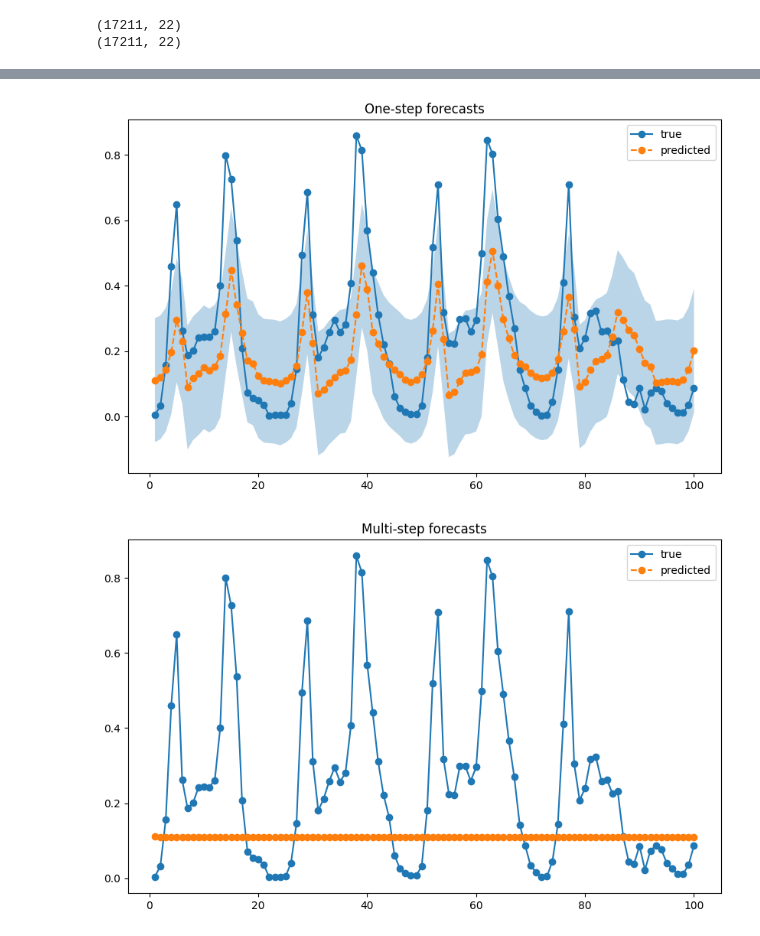
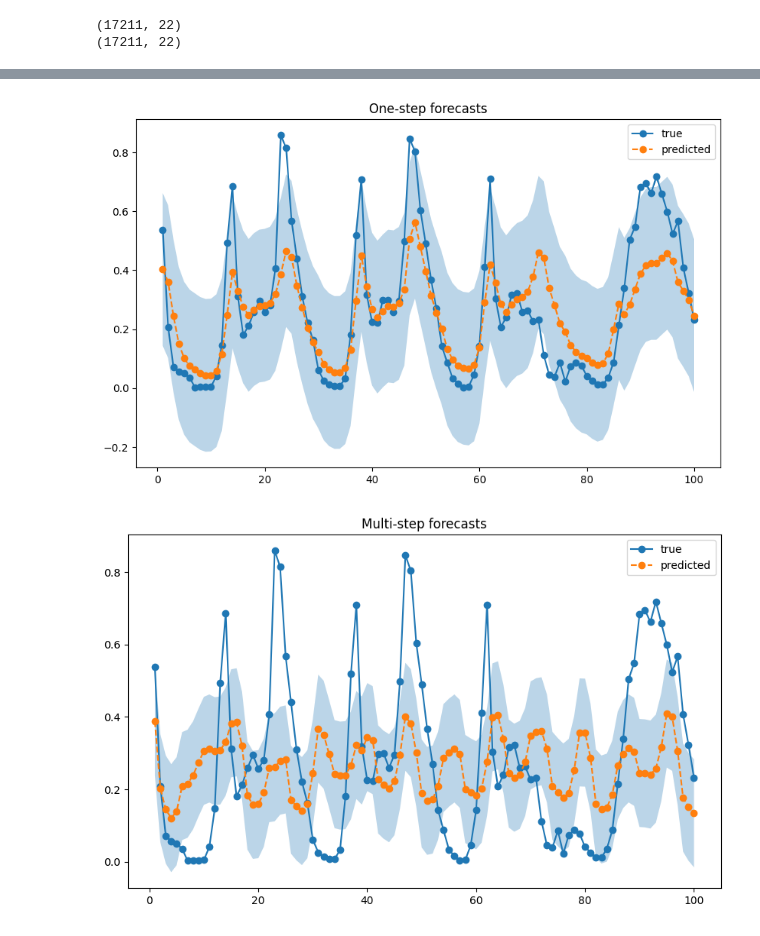
Before and after one commit to allisonaustin/multi-step-forecasting-rnn, a Jupyter notebook: MLProject.ipynb, the cells around one changed output, grey strips where cells are left out. Cells and saved outputs as stored; diff of their text form; code cells hidden in the pictures.

```diff
--- a/MLProject.ipynb
+++ b/MLProject.ipynb
@@ -311,20 +521,32 @@ array([0.11116014, 0.11943672, 0.14299232, 0.19590902, 0.2946769 ,
 # %%
-# generating multi-step forecasts for the first 100 steps of test set forecasts
-def multistep_forecasts(model, X, n_steps):
+# generating multi-step forecasts for the first 100 steps of test set forecasts Generates 16 steps at the same time
+def multistep_forecasts(model, X, n_steps, X_known):
     forecasts = []
-    current_input = X[0].reshape(1, X.shape[1], X.shape[2])
+    current_input = X[0].reshape(1, X[0].shape[0], X[0].shape[1])
 
-    for _ in range(n_steps):
-        # Predict the next time step
-        forecast_step = model.predict(current_input)
-        forecasts.append(forecast_step[0, 0])
+    for i in range(n_steps):
+      if(i % current_input.shape[1] == 0):
+        k = i // current_input.shape[1]
+        current_input = X[k].reshape(1, X[k].shape[0], X[k].shape[1])
+      sum_of_predictions = 0
+      for model_i in range(len(trained_models)):
+        forecast_step = model[model_i].predict(current_input.reshape(1, current_input.shape[1], current_input.shape[2]))
+        sum_of_predictions += forecast_step[0, 0]
+      forecasts.append(sum_of_predictions / len(trained_models))
 
-        # Update the input for the next time step
-        current_input = np.roll(current_input, shift=-1, axis=1)
-        current_input[0, -1, 0] = forecast_step[0, 0]
+      # Update the input for the next time step
+      current_input = np.roll(current_input, shift=-1, axis=1)
+
+      #Update new input accordingly
+      for k in range(15):
+        current_input[0, -1, k] = X_known[i, k]
+      current_input[0, -1, 15] = sum_of_predictions / len(trained_models)
+      current_input[0, -1, 16] = current_input[0, -2, 15]
+      current_input[0, -1, 17] = current_input[0, -2, 16]
+
 
     return np.array(forecasts)
 
 n_steps = 100  # using 16-step unrolled sequences
-multi_step_forecasts = multistep_forecasts(base_model, X_test_reshaped[:100], n_steps)
+multi_step_forecasts = multistep_forecasts(trained_models, X_test_reshaped, n_steps, X_test.values[16:16+n_steps])
 # %% [output]
@@ -368,32 +590,32 @@ print(multi_step_forecasts)
 # %%
 import matplotlib.pyplot as plt
 
 # plotting true and predicted lines for each set of forecasts
 
 # one-step
 plt.figure(figsize=(10, 6))
-plt.plot(np.arange(1, 101), y_test[:100], label='true', marker='o', linestyle='-')
+plt.plot(np.arange(1, 101), y_test[sequence_length - 1 :num_sequences + sequence_length - 1], label='true', marker='o', linestyle='-')
 plt.plot(np.arange(1, 101), one_step_forecasts, label='predicted', marker='o', linestyle='--')
 # calculating upper and lower bounds for prediction intervals
 plt.fill_between(np.arange(1, 101),
                  one_step_forecasts - 1.96 * np.std(one_step_forecasts),
                  one_step_forecasts + 1.96 * np.std(one_step_forecasts),
                  alpha=0.3)
 plt.title('One-step forecasts')
 plt.legend()
 plt.show()
 
 # multi-step
 plt.figure(figsize=(10, 6))
-plt.plot(np.arange(1, 101), y_test[:100], label='true', marker='o', linestyle='-')
-plt.plot(np.arange(1, 101), multi_step_forecasts, label='predicted', marker='o', linestyle='--')
+plt.plot(np.arange(1, 101), y_test[sequence_length - 1 :num_sequences + sequence_length - 1], label='true', marker='o', linestyle='-')
+plt.plot(np.arange(1, 101), multi_step_forecasts[:100], label='predicted', marker='o', linestyle='--')
 plt.fill_between(np.arange(1, 101),
-                 multi_step_forecasts - 1.96 * np.std(multi_step_forecasts),
-                 multi_step_forecasts + 1.96 * np.std(multi_step_forecasts),
+                 multi_step_forecasts[:100] - 1.96 * np.std(multi_step_forecasts[:100]),
+                 multi_step_forecasts[:100] + 1.96 * np.std(multi_step_forecasts[:100]),
                  alpha=0.3)
 plt.title('Multi-step forecasts')
 plt.legend()
 plt.show()
 # %% [output]
-[figure, old version]
+[figure, new version]
-[figure, old version]
+[figure, new version]
```
Also changed, not shown: parts of 28 cells of this notebook.
